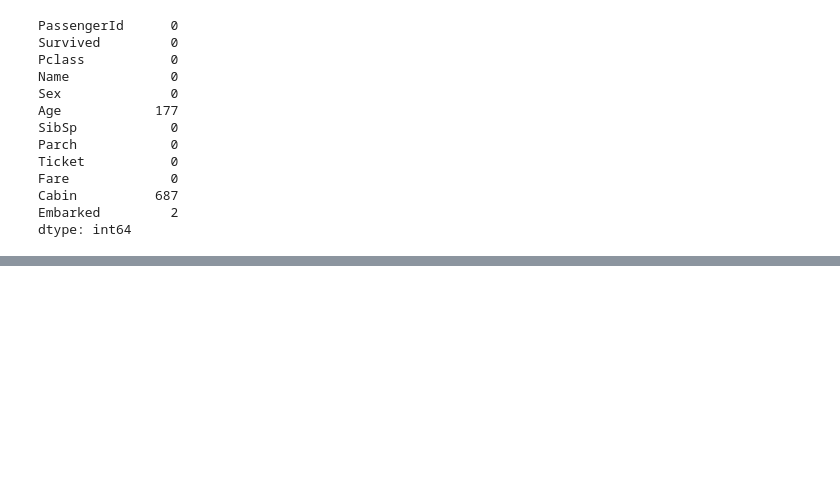
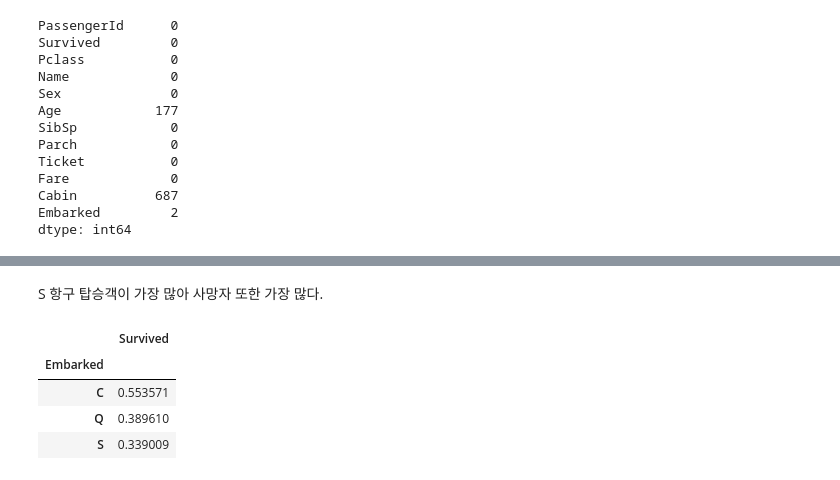
Before and after one commit to taelyne/titanic, a Jupyter notebook: titanic_3.ipynb, the cells around one changed output, grey strips where cells are left out. Saved outputs shown, nothing was run; the diff lists cells and outputs as text; code cells hidden in the pictures; blank space fills up the shorter version.

```diff
--- a/titanic_3.ipynb
+++ b/titanic_3.ipynb
@@ -74,0 +108,10 @@ print('\n변환 후: \n',dummies.head())
+# %% [markdown]
+S 항구 탑승객이 가장 많아 사망자 또한 가장 많다.
+# %%
+train[["Embarked","Survived"]].groupby(['Embarked']).mean()
+# %% [output]
+|  | Survived |
+| Embarked |  |
+| C | 0.553571 |
+| Q | 0.389610 |
+| S | 0.339009 |
```
Also changed, not shown: parts of 24 cells of this notebook.
